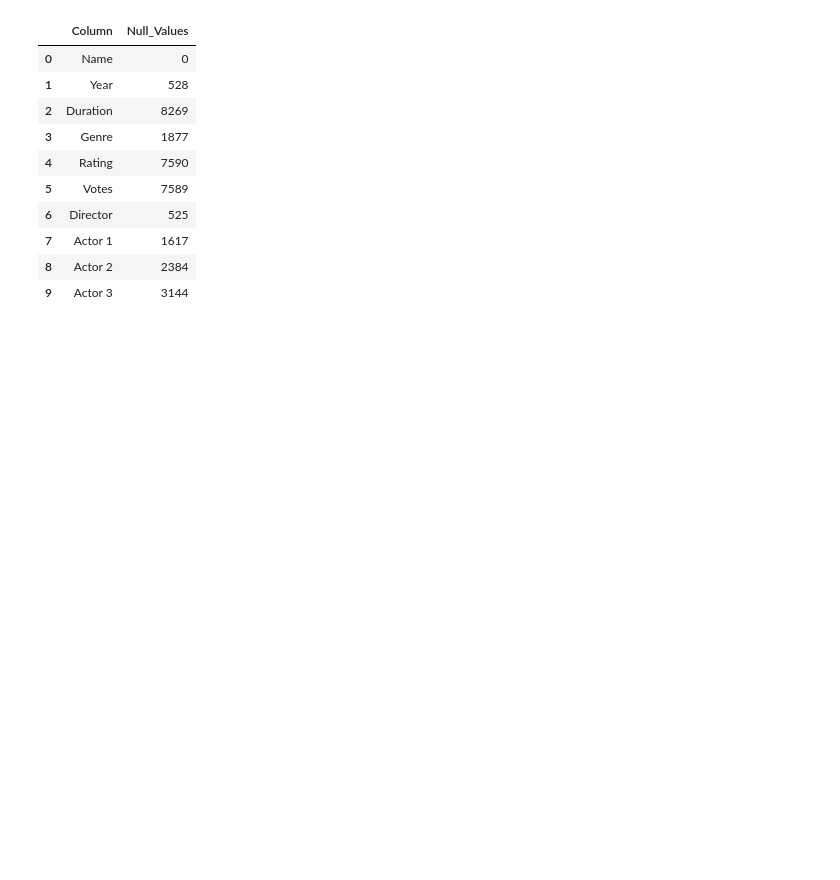
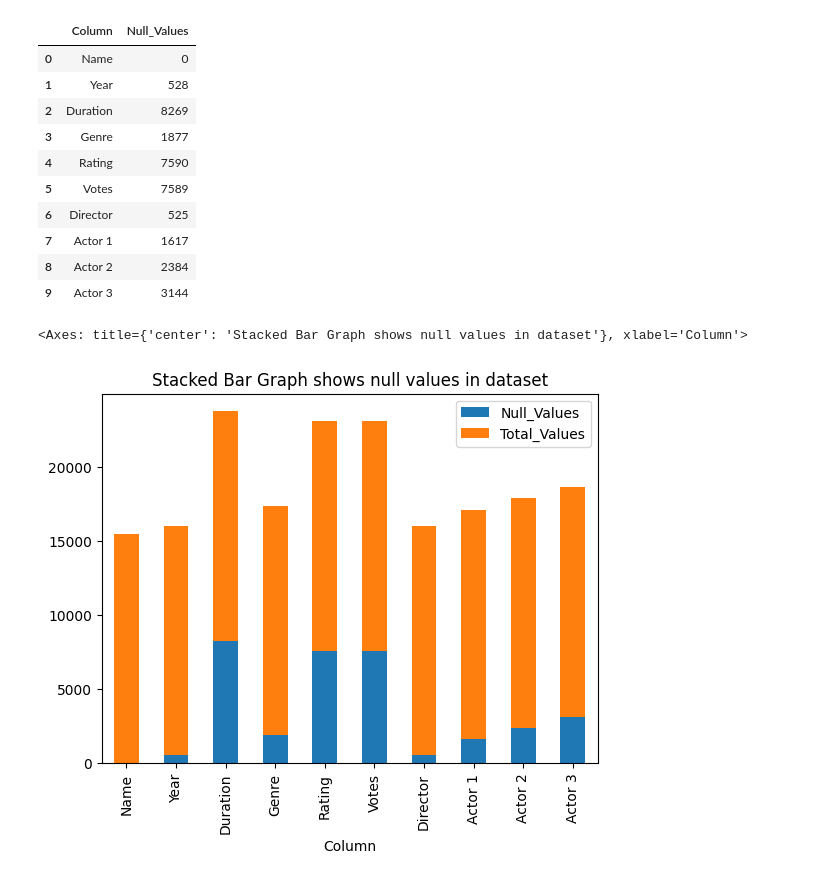
Before and after one commit to razeenbari/CODSOFT, a Jupyter notebook: task no 1 (Movie Rating Prediction With Python)/Task1.ipynb, the cells around one changed output. Cells and saved outputs as stored; diff of their text form; code cells hidden in the pictures; blank space fills up the shorter version.

```diff
--- a/task no 1 (Movie Rating Prediction With Python)/Task1.ipynb
+++ b/task no 1 (Movie Rating Prediction With Python)/Task1.ipynb
@@ -54,4 +67,11 @@ null_dataset
 | 7 | Actor 1 | 1617 |
 | 8 | Actor 2 | 2384 |
 | 9 | Actor 3 | 3144 |
+# %%
+null_dataset["Total_Values"] = df.shape[0]
+# %%
+null_dataset.plot(x='Column', kind='bar', stacked=True, title='Stacked Bar Graph shows null values in dataset')
+# %% [output]
+<Axes: title={'center': 'Stacked Bar Graph shows null values in dataset'}, xlabel='Column'>
+[figure, added]
 # %%
```
Also changed, not shown: parts of 23 cells of this notebook.
